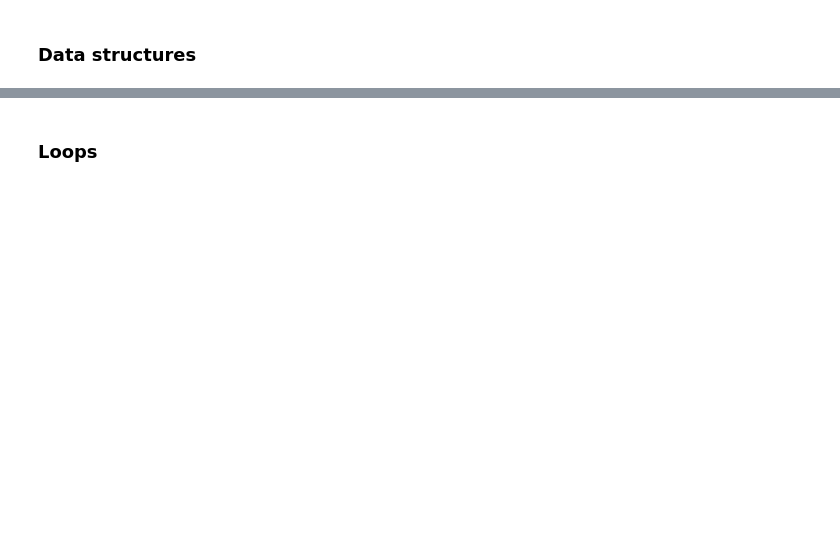
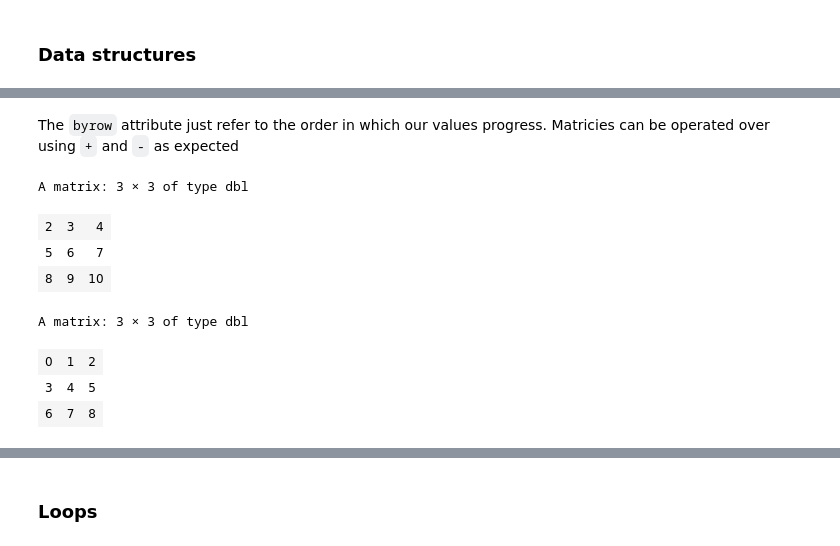
Before and after one commit to hands-on-econ/Hands-On-Econ, a Jupyter notebook: Michaelmas/Week 2. Getting Started with R.ipynb, the cells around one changed output, grey strips where cells are left out. Cells and saved outputs as stored; diff of their text form; code cells hidden in the pictures; blank space fills up the shorter version.

```diff
--- a/Michaelmas/Week 2. Getting Started with R.ipynb
+++ b/Michaelmas/Week 2. Getting Started with R.ipynb
@@ -147,0 +335,20 @@ then we would get an error because R doesn't know what `Hello World` means. When
+# %% [markdown]
+The `byrow` attribute just refer to the order in which our values progress. Matricies can be operated over using `+` and `-` as expected
+# %%
+M<-matrix(c(1,2,3,
+            4,5,6,
+            7,8,9), ncol=3, byrow=TRUE)
+N<-matrix(c(1,1,1,
+            1,1,1,
+            1,1,1), ncol=3, byrow=TRUE)
+M+N
+M-N
+# %% [output]
+A matrix: 3 × 3 of type dbl
+| 2 | 3 | 4 |
+| 5 | 6 | 7 |
+| 8 | 9 | 10 |
+A matrix: 3 × 3 of type dbl
+| 0 | 1 | 2 |
+| 3 | 4 | 5 |
+| 6 | 7 | 8 |
```
Also changed, not shown: parts of 101 cells of this notebook.
